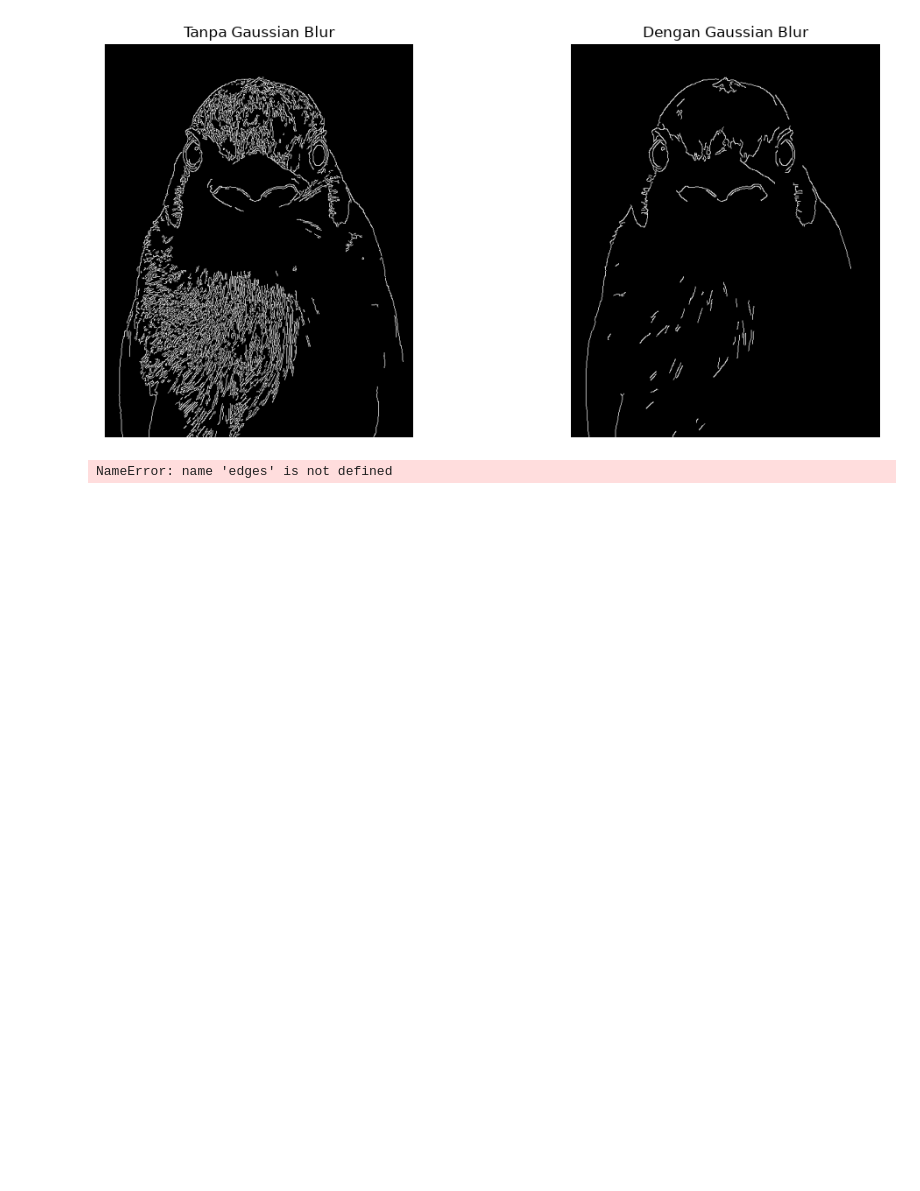
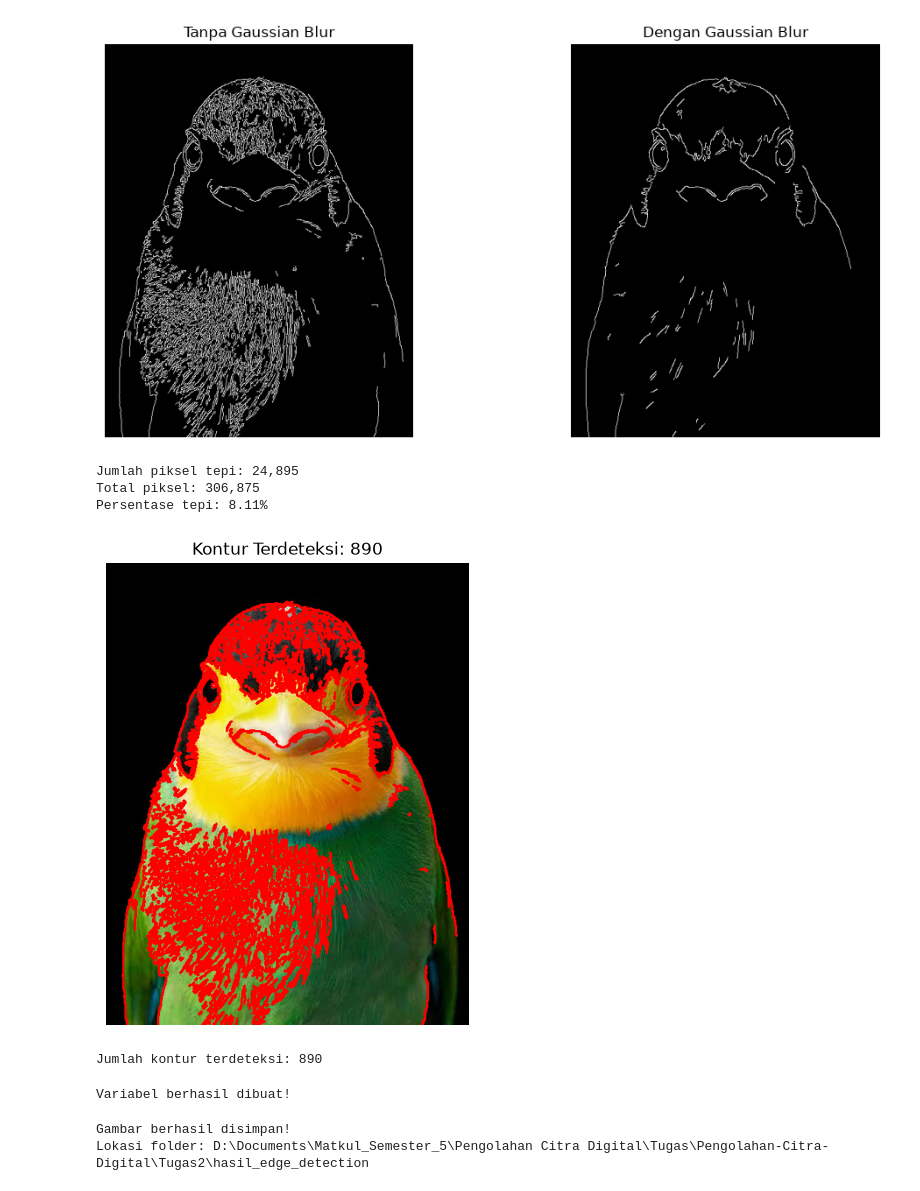
Before and after one commit to fauzanagrt/Pengolahan-Citra-Digital, a Jupyter notebook: Tugas2/Canny Edge Detection.ipynb, the cells around one changed output. Drawn from its saved outputs; the diff is of its cells as text; code cells hidden in the pictures; blank space fills up the shorter version.

Commit message:
up tugas 2

```diff
--- a/Tugas2/Canny Edge Detection.ipynb
+++ b/Tugas2/Canny Edge Detection.ipynb
@@ -145,12 +145,78 @@ plt.show()
 # %% [output]
 [figure]
 # %%
+import cv2
+import numpy as np
+
+# 1. Pastikan gambar sudah dibaca dan diubah ke grayscale (jika belum)
+image = cv2.imread("foto.jpg")
+gray = cv2.cvtColor(image, cv2.COLOR_BGR2GRAY)
+
+# 2. Lakukan deteksi tepi menggunakan Canny dan SIMPAN ke variabel 'edges'
+edges = cv2.Canny(gray, 100, 200)  # <--- INI YANG MEMBUAT VARIABEL 'edges' ADA
+
+# 3. Setelah variabel 'edges' ada, barulah kode hitung-hitunganmu bisa dijalankan:
 jumlah_tepi = np.count_nonzero(edges)
 total_piksel = edges.size
 
-persentase = jumlah_tepi / total_piksel * 100
+persentase = (jumlah_tepi / total_piksel) * 100
 
-print("Jumlah piksel tepi:", jumlah_tepi)
-print(f"Persentase piksel tepi: {persentase:.2f}%")
+print(f"Jumlah piksel tepi: {jumlah_tepi:,}")
+print(f"Total piksel: {total_piksel:,}")
+print(f"Persentase tepi: {persentase:.2f}%")
 # %% [output]
-NameError: name 'edges' is not defined
+Jumlah piksel tepi: 24,895
+Total piksel: 306,875
+Persentase tepi: 8.11%
+# %%
+contours, hierarchy = cv2.findContours(
+    edges.copy(),
+    cv2.RETR_EXTERNAL,
+    cv2.CHAIN_APPROX_SIMPLE
+)
+
+hasil_kontur = image_rgb.copy()
+
+cv2.drawContours(
+    hasil_kontur,
+    contours,
+    -1,
+    (255, 0, 0),
+    2
+)
+
+plt.figure(figsize=(10, 6))
+plt.imshow(hasil_kontur)
+plt.title(f"Kontur Terdeteksi: {len(contours)}")
+plt.axis("off")
+plt.show()
+
+print("Jumlah kontur terdeteksi:", len(contours))
+# %% [output]
+[figure, added]
+Jumlah kontur terdeteksi: 890
+# %%
+# Buat hasil Canny tanpa dan dengan Gaussian Blur
+edges_tanpa_blur = cv2.Canny(gray, 100, 200)
+edges_dengan_blur = cv2.Canny(blurred, 100, 200)
+
+print("Variabel berhasil dibuat!")
+# %% [output]
+Variabel berhasil dibuat!
+# %%
+import cv2
+from pathlib import Path
+
+# Membuat folder untuk menyimpan hasil
+folder_hasil = Path("hasil_edge_detection")
+folder_hasil.mkdir(exist_ok=True)
+
+# Menyimpan gambar asli dan hasil Canny
+cv2.imwrite(str(folder_hasil / "gambar_asli.png"), image)
+cv2.imwrite(str(folder_hasil / "hasil_canny.png"), edges)
+
+print("Gambar berhasil disimpan!")
+print("Lokasi folder:", folder_hasil.resolve())
+# %% [output]
+Gambar berhasil disimpan!
+Lokasi folder: D:\Documents\Matkul_Semester_5\Pengolahan Citra Digital\Tugas\Pengolahan-Citra-Digital\Tugas2\hasil_edge_detection
```
Also changed, not shown: 1 other file.
